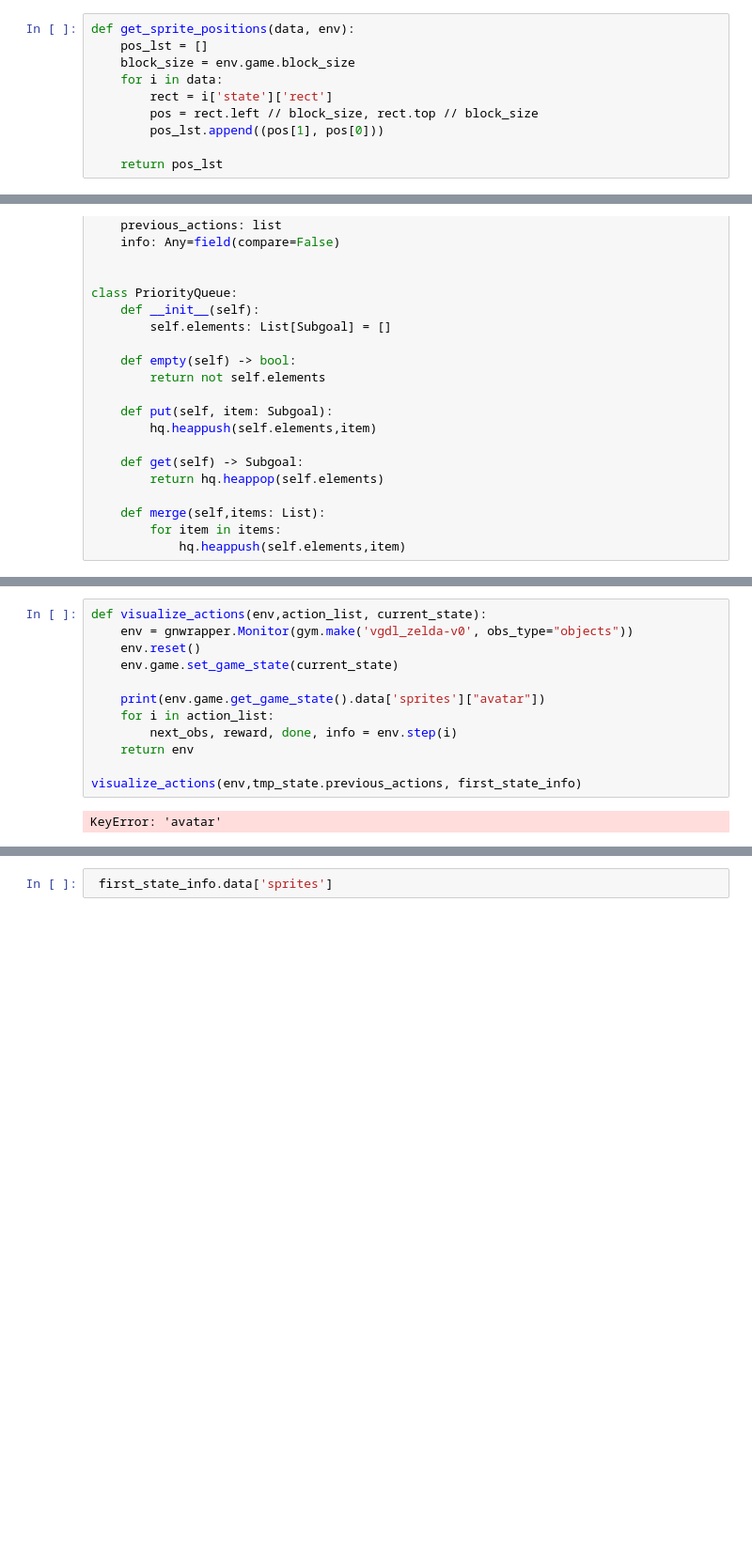
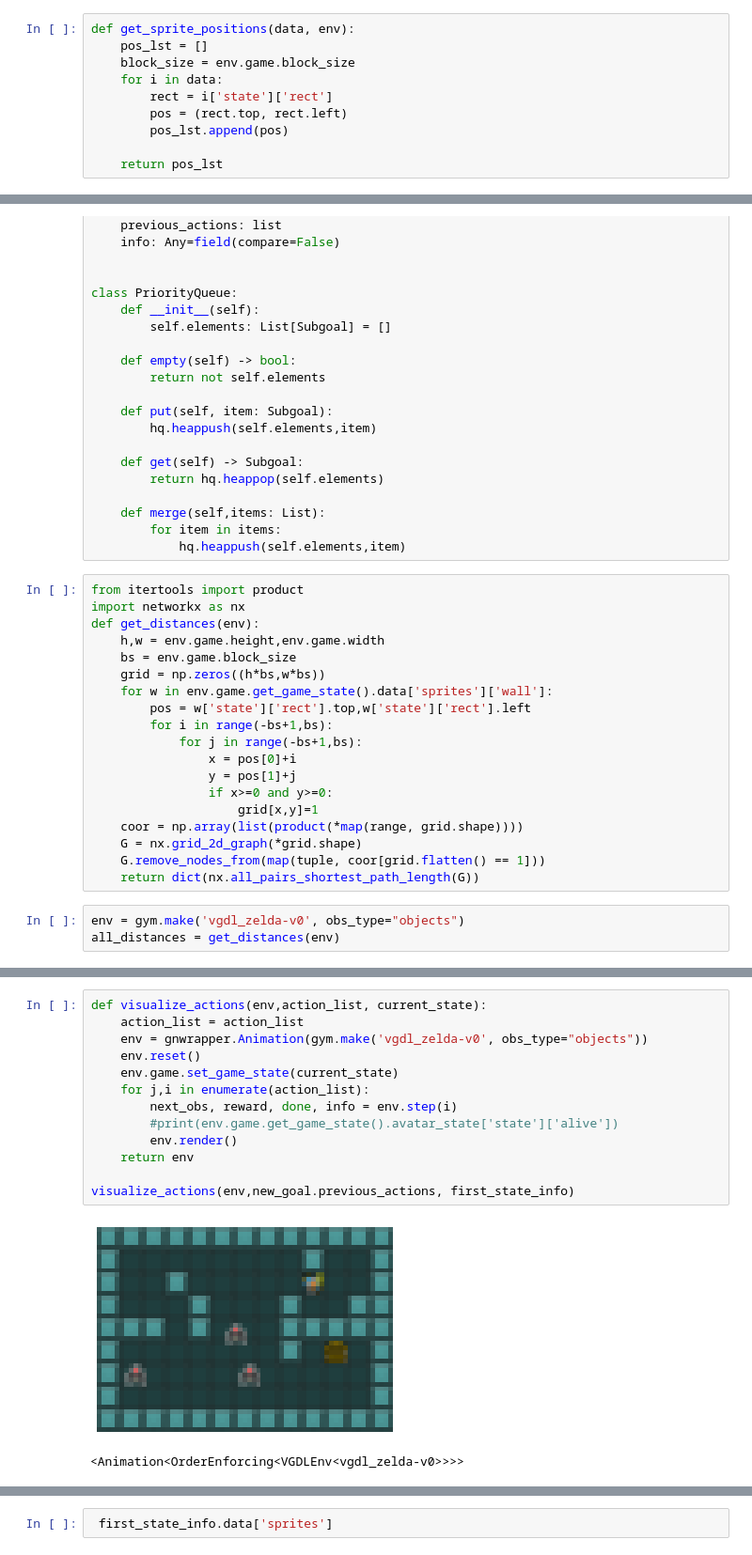
Before and after one commit to pe-hy/py-vgdl, a Jupyter notebook: VGDL test.ipynb, the cells around one changed output, grey strips where cells are left out. Shown at 94% size. Cells and saved outputs as stored; diff of their text form; blank space fills up the shorter version.

Commit message:
zelda works

```diff
--- a/VGDL test.ipynb
+++ b/VGDL test.ipynb
@@ -51,7 +69,7 @@ def get_sprite_positions(data, env):
     block_size = env.game.block_size
     for i in data:
         rect = i['state']['rect']
-        pos = rect.left // block_size, rect.top // block_size
-        pos_lst.append((pos[1], pos[0]))
+        pos = (rect.top, rect.left)
+        pos_lst.append(pos)
 
     return pos_lst
@@ -155,3 +102,25 @@ class PriorityQueue:
     def merge(self,items: List):
         for item in items:
             hq.heappush(self.elements,item)
+# %%
+from itertools import product
+import networkx as nx
+def get_distances(env):
+    h,w = env.game.height,env.game.width
+    bs = env.game.block_size
+    grid = np.zeros((h*bs,w*bs))
+    for w in env.game.get_game_state().data['sprites']['wall']:
+        pos = w['state']['rect'].top,w['state']['rect'].left
+        for i in range(-bs+1,bs):
+            for j in range(-bs+1,bs):
+                x = pos[0]+i
+                y = pos[1]+j
+                if x>=0 and y>=0:
+                    grid[x,y]=1
+    coor = np.array(list(product(*map(range, grid.shape))))
+    G = nx.grid_2d_graph(*grid.shape)
+    G.remove_nodes_from(map(tuple, coor[grid.flatten() == 1]))
+    return dict(nx.all_pairs_shortest_path_length(G))
+# %%
+env = gym.make('vgdl_zelda-v0', obs_type="objects")
+all_distances = get_distances(env)
@@ -227,14 +273,16 @@ KeyError: 'avatar'
 # %%
 def visualize_actions(env,action_list, current_state):
-    env = gnwrapper.Monitor(gym.make('vgdl_zelda-v0', obs_type="objects"))
+    action_list = action_list
+    env = gnwrapper.Animation(gym.make('vgdl_zelda-v0', obs_type="objects"))
     env.reset()
     env.game.set_game_state(current_state)
-
-    print(env.game.get_game_state().data['sprites']["avatar"])
-    for i in action_list:
+    for j,i in enumerate(action_list):
         next_obs, reward, done, info = env.step(i)
+        #print(env.game.get_game_state().avatar_state['state']['alive'])
+        env.render()
     return env
 
-visualize_actions(env,tmp_state.previous_actions, first_state_info)
+visualize_actions(env,new_goal.previous_actions, first_state_info)
 # %% [output]
+[figure, added]
-KeyError: 'avatar'
+<Animation<OrderEnforcing<VGDLEnv<vgdl_zelda-v0>>>>
```
Also changed, not shown: parts of 14 cells of this notebook, 7 other files.
